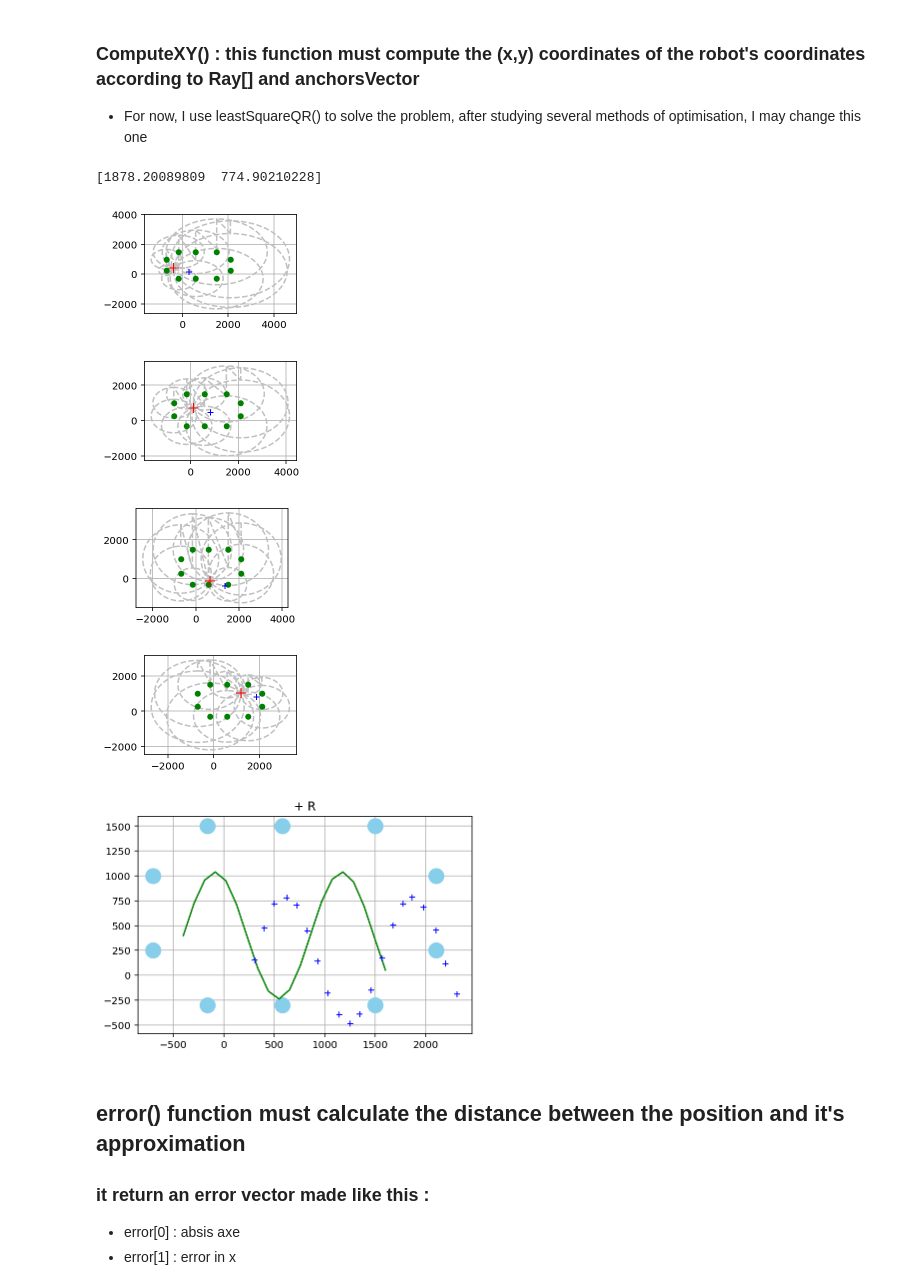
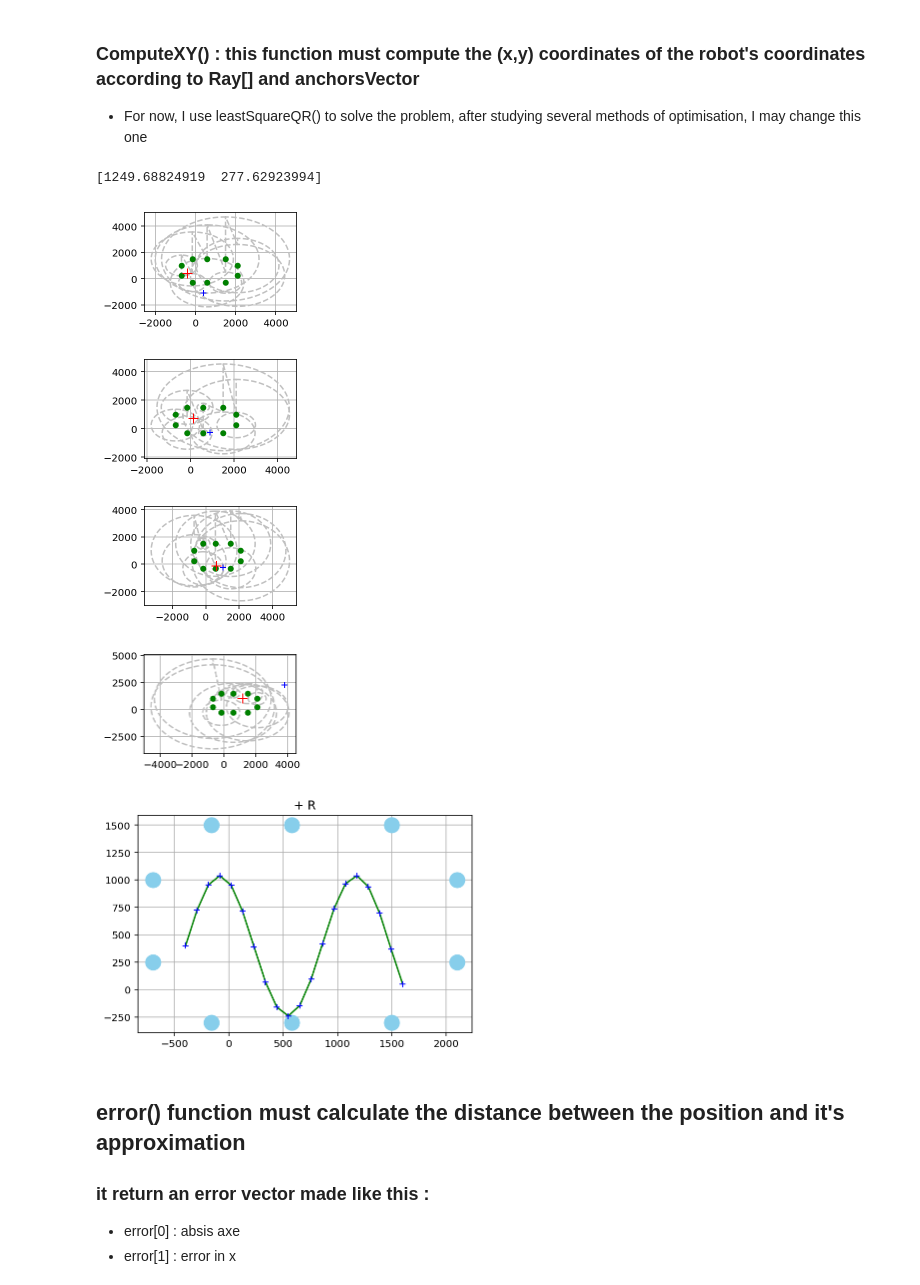
Before and after one commit to SamiEzz/TWIRTEE-IRT, a Jupyter notebook: trilaterationSimulation.ipynb, the cells around one changed output. Drawn from its saved outputs; the diff is of its cells as text; code cells hidden in the pictures.

Commit message:
offset

```diff
--- a/trilaterationSimulation.ipynb
+++ b/trilaterationSimulation.ipynb
@@ -27,7 +27,7 @@ from random import *
 
 
 
-rate=0.01 #random function to mesured cercles rayons
+rate=1 #random function to mesured cercles rayons
 max=10 # x,y parametre "t" in robotMove
 npoints=20 # robot's number of steps
 # %% [markdown]
@@ -200,7 +200,7 @@ def computeXY(ray,anchorsVector):
 x=computeXY(mesuredRay,vector)
 print(x)
 # %% [output]
-[1878.20089809  774.90210228]
+[1249.68824919  277.62923994]
 # %%
 plt.figure(3)
 
@@ -229,39 +229,41 @@ for j in range(4):
     plt.grid(True)
     plt.show()
 # %% [output]
-[figure, old version]
+[figure, new version]
-[figure, old version]
+[figure, new version]
-[figure, old version]
+[figure, new version]
-[figure, old version]
+[figure, new version]
 # %%
 
 plt.figure(4)
 
 #position=[[],[]]
 approx=[[],[]]
 for i in range(len(robot[0])):
-
     position=[]
     position.append(robot[0][i])
     position.append(robot[1][i])
     ray=rightRayons(position,vector)
     mesuredRay=distanceSensors(rate,ray)
     x=computeXY(mesuredRay,vector)
-    approx[0].append(x[0])
-    approx[1].append(x[1])
+
+    xOffset=x[0]-position[0]
+    yOffset=x[1]-position[1]
+    approx[0].append(x[0]-xOffset)
+    approx[1].append(x[1]-yOffset)
 
 
 
 plt.title("+ R")
 plt.plot(vector[0],vector[1],"o",markersize=15,color="skyBlue")
 plt.plot(robot[0],robot[1],color="green")
 plt.plot(approx[0],approx[1],"+",color="blue")
 plt.grid(True)
 #    plt.ylim(-1000,2000)
 #    plt.xlim(-1000,2000)
 plt.show()
 # %% [output]
-[figure, old version]
+[figure, new version]
 # %% [markdown]
 ## error() function must calculate the distance between the position and it's approximation
 ### it return an error vector made like this :
```
Also changed, not shown: parts of 2 cells of this notebook.
